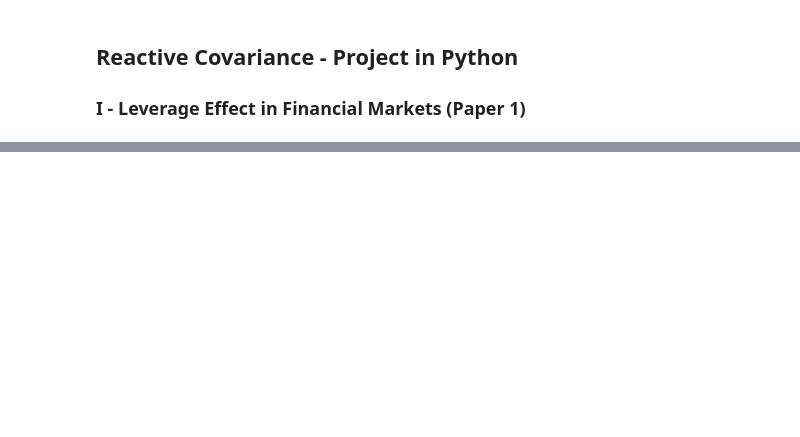
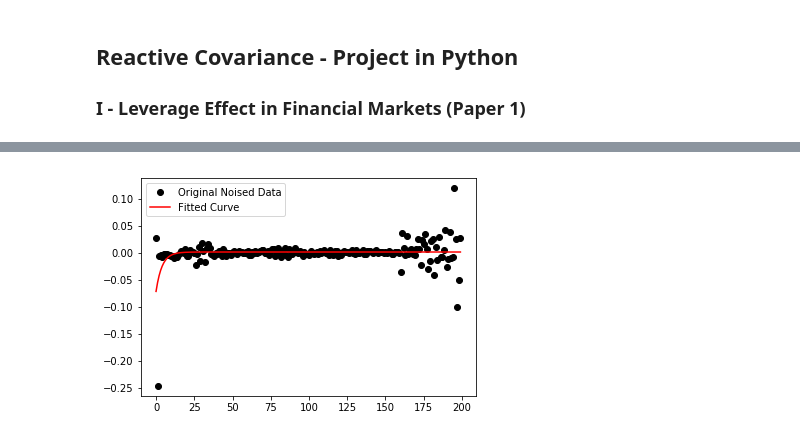
Before and after one commit to romainwk/Reactive-Covariance, a Jupyter notebook: Reactive Covariance - Python Code.ipynb, the cells around one changed output, grey strips where cells are left out. Cells and saved outputs as stored; diff of their text form; code cells hidden in the pictures; blank space fills up the shorter version.

```diff
--- a/Reactive Covariance - Python Code.ipynb
+++ b/Reactive Covariance - Python Code.ipynb
@@ -96,0 +183,17 @@ adrd.us.txt
+# %%
+def func(x, a, b, c):
+  # return (a*b)
+  return a * np.exp(-b*x) +c
+
+x= mean_leverage_df["Tau"]
+y= mean_leverage_df["Mean Leverage"]
+
+popt, pcov = curve_fit(func, x, y,p0=(0, 1e-4, 0))
+
+plt.figure()
+plt.plot(x, y, 'ko', label="Original Noised Data")
+plt.plot(x, func(x, *popt), 'r-', label="Fitted Curve")
+plt.legend()
+plt.show()
+# %% [output]
+[figure, added]
```
Also changed, not shown: parts of 8 cells of this notebook.
